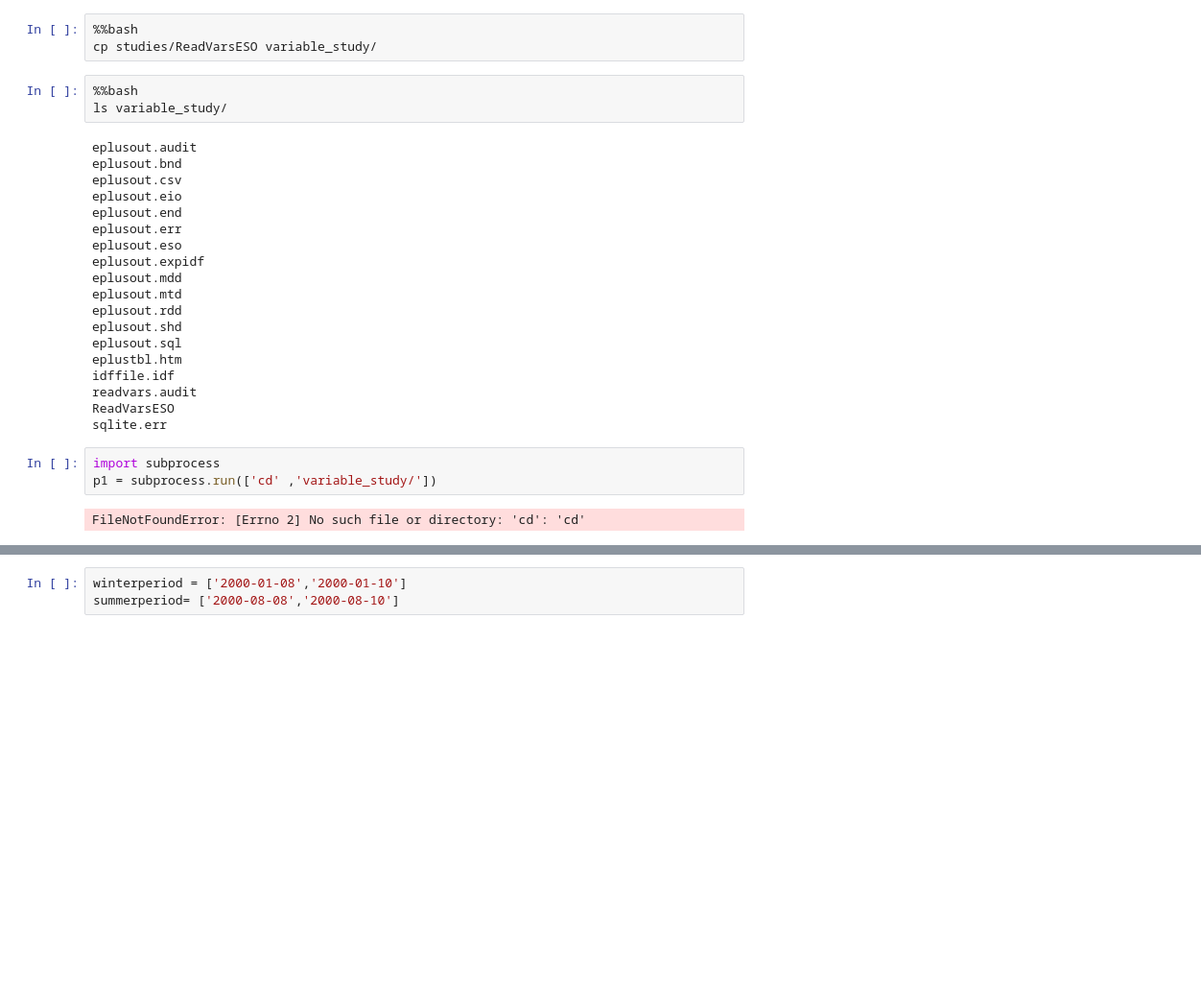
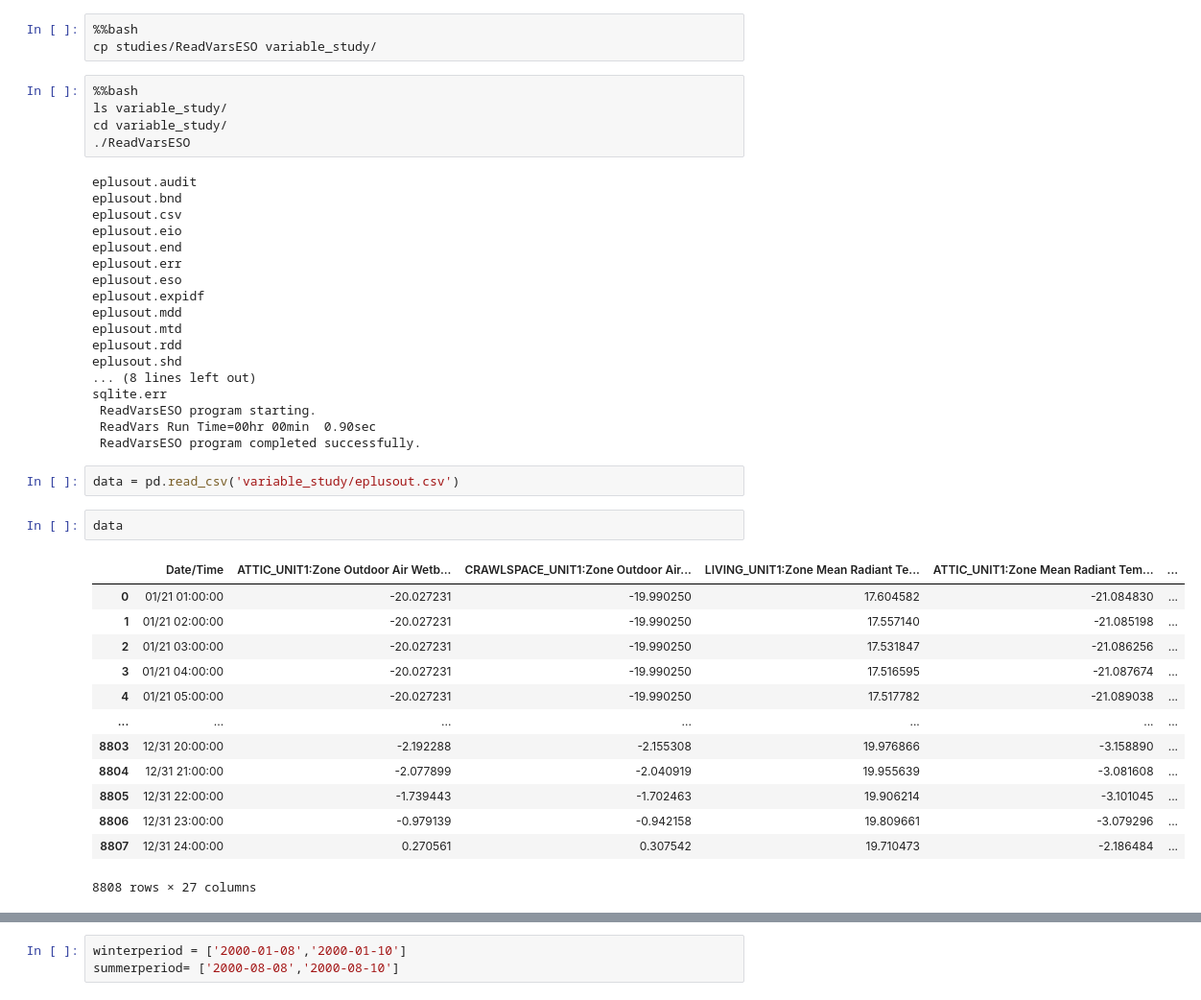
Before and after one commit to paulavmf/eppyProject, a Jupyter notebook: Variables Study No HVAC system.ipynb, the cells around one changed output, grey strips where cells are left out. Shown: that part at 96% size. Cells and saved outputs as stored; diff of their text form; blank space fills up the shorter version.

Commit message:
notebooks for variables exploration

```diff
--- a/Variables Study No HVAC system.ipynb
+++ b/Variables Study No HVAC system.ipynb
@@ -143,6 +139,8 @@ cp studies/ReadVarsESO variable_study/
 # %%
 %%bash
 ls variable_study/
+cd variable_study/
+./ReadVarsESO
 # %% [output]
 eplusout.audit
 eplusout.bnd
@@ -156,16 +154,28 @@ eplusout.mdd
 eplusout.mtd
 eplusout.rdd
 eplusout.shd
-eplusout.sql
-eplustbl.htm
-idffile.idf
-readvars.audit
-ReadVarsESO
+... (8 lines left out)
 sqlite.err
+ ReadVarsESO program starting.
+ ReadVars Run Time=00hr 00min  0.90sec
+ ReadVarsESO program completed successfully.
-# %%
-import subprocess
-p1 = subprocess.run(['cd' ,'variable_study/'])
-# %% [output]
-FileNotFoundError: [Errno 2] No such file or directory: 'cd': 'cd'
+# %%
+data = pd.read_csv('variable_study/eplusout.csv')
+# %%
+data
+# %% [output]
+|  | Date/Time | ATTIC_UNIT1:Zone Outdoor Air Wetb... | CRAWLSPACE_UNIT1:Zone Outdoor Air... | LIVING_UNIT1:Zone Mean Radiant Te... | ATTIC_UNIT1:Zone Mean Radiant Tem... | ... |
+| 0 | 01/21 01:00:00 | -20.027231 | -19.990250 | 17.604582 | -21.084830 | ... |
+| 1 | 01/21 02:00:00 | -20.027231 | -19.990250 | 17.557140 | -21.085198 | ... |
+| 2 | 01/21 03:00:00 | -20.027231 | -19.990250 | 17.531847 | -21.086256 | ... |
+| 3 | 01/21 04:00:00 | -20.027231 | -19.990250 | 17.516595 | -21.087674 | ... |
+| 4 | 01/21 05:00:00 | -20.027231 | -19.990250 | 17.517782 | -21.089038 | ... |
+| ... | ... | ... | ... | ... | ... | ... |
+| 8803 | 12/31 20:00:00 | -2.192288 | -2.155308 | 19.976866 | -3.158890 | ... |
+| 8804 | 12/31 21:00:00 | -2.077899 | -2.040919 | 19.955639 | -3.081608 | ... |
+| 8805 | 12/31 22:00:00 | -1.739443 | -1.702463 | 19.906214 | -3.101045 | ... |
+| 8806 | 12/31 23:00:00 | -0.979139 | -0.942158 | 19.809661 | -3.079296 | ... |
+| 8807 | 12/31 24:00:00 | 0.270561 | 0.307542 | 19.710473 | -2.186484 | ... |
+8808 rows × 27 columns
 # %%
 data = eso_to_ts('variable_study/eplusout.csv')
```
Also changed, not shown: parts of 6 cells of this notebook, 4 other files.
